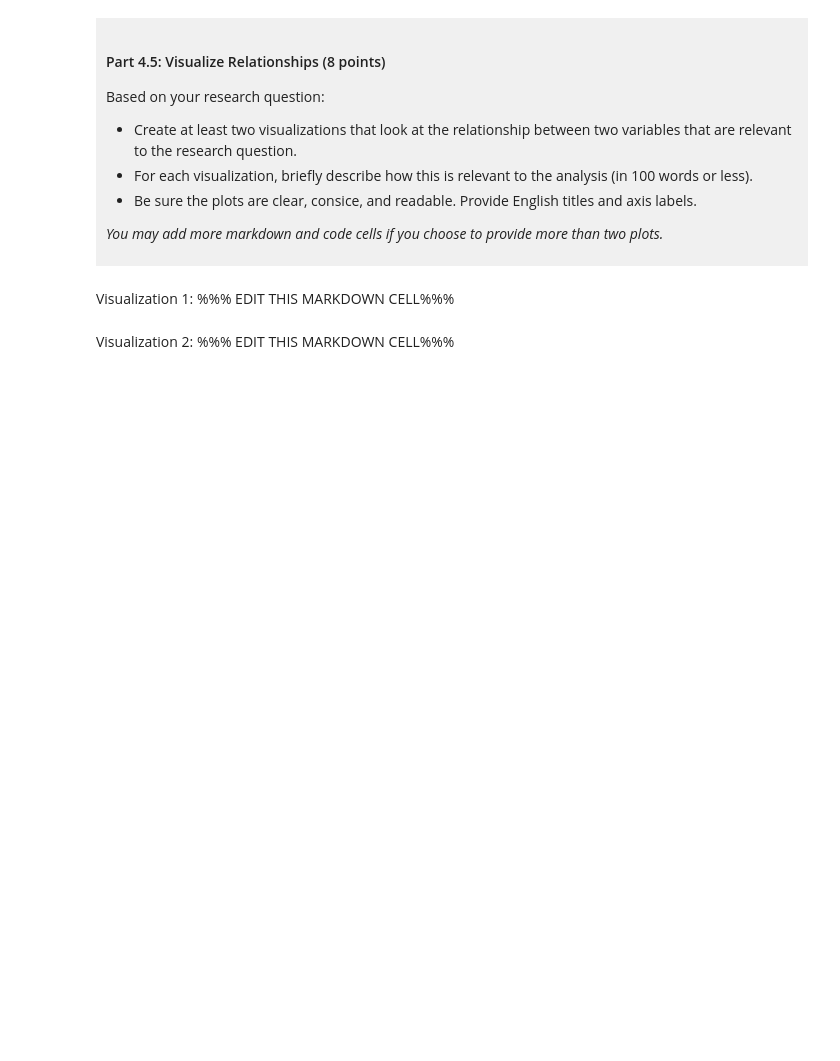
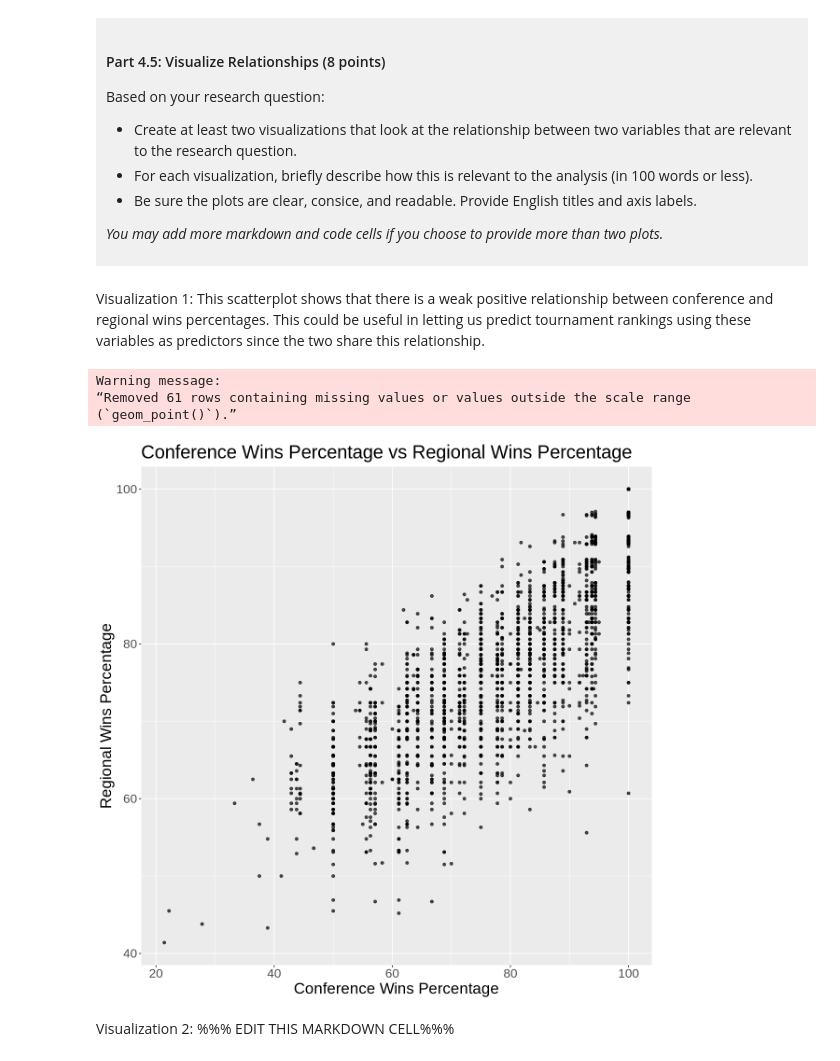
Before and after one commit to chaitea10/dsci-100-project-kevin-chai, a Jupyter notebook: dsci-100-project-notebook.ipynb, the cells around one changed output. Cells and saved outputs as stored; diff of their text form; code cells hidden in the pictures; blank space fills up the shorter version.

```diff
--- a/dsci-100-project-notebook.ipynb
+++ b/dsci-100-project-notebook.ipynb
@@ -309,9 +397,24 @@ Based on your research question:
 *You may add more markdown and code cells if you choose to provide more than two plots.*
 </div>
 # %% [markdown]
-Visualization 1: %%% EDIT THIS MARKDOWN CELL%%%
+Visualization 1: This scatterplot shows that there is a weak positive relationship between conference and regional wins percentages. This could be useful in letting us predict tournament rankings using these variables as predictors since the two share this relationship.
 # %%
-### EDIT THIS CODE CELL FOR VISUALIZATION 1###
+options(repr.plot.width = 10, repr.plot.height = 10)
+conf_win_v_reg_win <- basketball_tidy |>
+                        ggplot(aes(x = conf_wins_pct, y = reg_wins_pct, )) +
+                        geom_point(alpha = 0.7) +
+                        #use a scatterplot since we're plotting the relationship
+                        #between two numerical variables
+                        labs(x = "Conference Wins Percentage",
+                             y = "Regional Wins Percentage",
+                             title = "Conference Wins Percentage vs Regional Wins Percentage") +
+                        theme(text = element_text(size = 20))
+conf_win_v_reg_win
+# %% [output]
+Warning message:
+“Removed 61 rows containing missing values or values outside the scale range
+(`geom_point()`).”
+[figure, added]
 # %% [markdown]
 Visualization 2: %%% EDIT THIS MARKDOWN CELL%%%
 # %%
```
Also changed, not shown: parts of 9 cells of this notebook.
